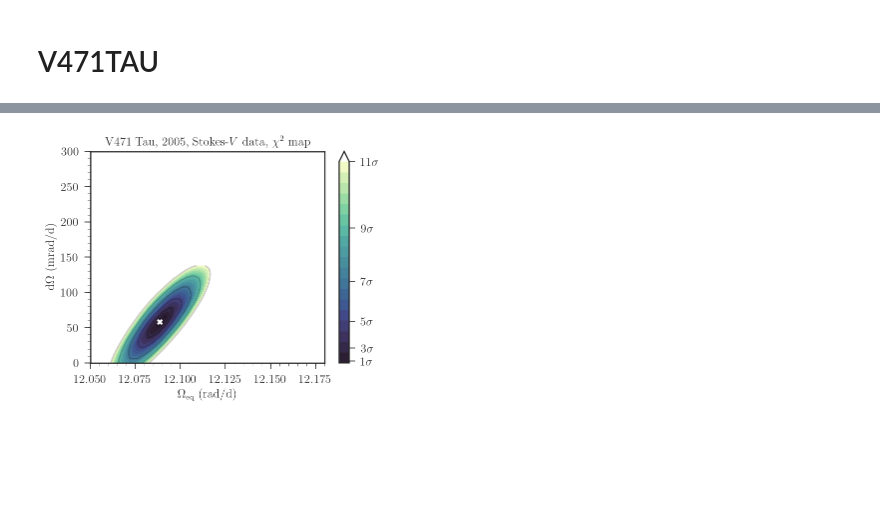
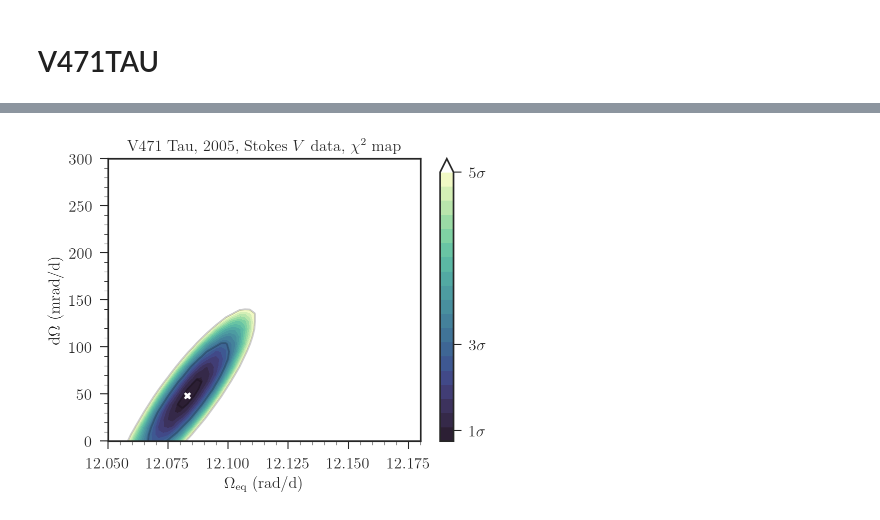
Before and after one commit to bzaire/Reports, a Jupyter notebook: SDR_CHIPOT.ipynb, the cells around one changed output, grey strips where cells are left out. Saved outputs shown, nothing was run; the diff lists cells and outputs as text; code cells hidden in the pictures; blank space fills up the shorter version.

```diff
--- a/SDR_CHIPOT.ipynb
+++ b/SDR_CHIPOT.ipynb
@@ -708,10 +831,10 @@ import cmocean as cm
 import matplotlib.font_manager
 
 #Define the number of sigmas that you want to consider
-nsigma=11.
+nsigma=5.
 
 # Read file with informations in each run
-beta_v, gamma_v, chisq_v, s_v, bmod, test_v = N.genfromtxt('data/search_dr_v_chipot_2005.txt', unpack=True)
+beta_v, gamma_v, chisq_v, s_v, bmod, test_v = N.genfromtxt('data/search_DRv_chipot_2005.txt', unpack=True)
 
 
 #Change to oeq and do
@@ -723,15 +846,17 @@ dO_v = gamma_v*Omega0
 
 # Now we need to find the number of points to find the error bar
 cycle, vr, snI, I, cycleV, vrV, snV, V = rstokes('data/v471tau_05.ss')
+
 count=0
-for i in range(len(cycle)):
-    count += I[i].shape[0]
+for i in range(len(cycleV)):
+    count += V[i].shape[0]
+print('n points =', count)
 
 #Compute the corresponding variation in "reduced chisq"
 dchisq_v = nsigma**2*2.3/count
 
 #select data within the conditions:
-isp = N.bitwise_and(N.bitwise_and(bmod <= 192.05, bmod >= 191.55), test_v <=0.005)
+isp = N.bitwise_and(N.bitwise_and(bmod <= 145.05, bmod >= 144.75), test_v <=0.005)
 Oeq_v = Oeq_v[isp]; dO_v = dO_v[isp]; chisq_v = chisq_v[isp]; s_v = s_v[isp]; bmod = bmod[isp]
 test_v = test_v[isp]
 
@@ -784,14 +909,26 @@ res_v = a*Oeq_v**2 + b*Oeq_v + c*dO_v**2 + d*dO_v + e*Oeq_v*dO_v + f - chisq_v
 
 print('Position of the center on this plane:')
 print(r'Omega_EQ = %.3f and dO = %.3f' %(best_x, best_y))
-print('dOeq = %.3f and d(dO) = %1.3f' %(dx, dy))
+print('dOeq = %.3f and d(dO) = %1.3f \n' %(dx, dy))
 
 
-ts05v = 1./2.*N.arctan(e/(c-a))*180./N.pi
 
-print('\n(theta_s) = %.3f \n' %(ts05v))
-# Donati 2004... is it right????
-print('\n(theta_s) = %.3f \n' %(N.arccos(N.sqrt(N.tan(ts05v*N.pi/180.)))*180./N.pi))
+thc = N.arccos(N.sqrt((best_x-Omega0)/best_y))
+dthc = 1./(1 - (best_x - Omega0)/best_y)*N.sqrt((1./2./best_y/N.sqrt((best_x - Omega0)/best_y)*dx)**2 + ((best_x - Omega0)/2./best_y**2/N.sqrt((best_x - Omega0)/best_y)*dy)**2)
+
+print('(theta_c) = %d +- %d \n' %(thc*180./N.pi, dthc*180./N.pi) )
+
+
+
+cos2theta_05V = e/(c-a-N.sqrt((a-c)**2 + e**2))
+ws_05V = best_x - best_y*(cos2theta_05V)
+print(r'cos2(theta_s) = %.3f' %(cos2theta_05V))
+print('(theta_s) = %.3f ' %(N.arccos(N.sqrt(cos2theta_05V))*180./N.pi))
+print('(Omega_s) = %.3f \n' %(ws_05V))
+
+
+thetas_wiki = N.arctan(e/(c-a))/2.
+print('(theta_s) = %.3f \n' %(N.arccos(N.sqrt(N.tan(thetas_wiki)))*180./N.pi))
 
 print(r'beta = %.8f and gamma = %.8f' %(1.- best_x/Omega0, best_y/Omega0))
 
@@ -874,24 +1011,24 @@ P.show()
 # %%
-fig, ax = P.subplots(1,1, figsize=(5,4))
+fig, ax = P.subplots(1,1, figsize=(5,4), dpi=96)
 #ax.scatter(Oeq_v, dO_v, marker = 's', s=20, color='gray', alpha=0.8)
-ax.set_title(r'V471 Tau, 2005, Stokes-$V$ data, $\chi^2$ map', fontsize='large')
+ax.set_title(r'V471 Tau, 2005, Stokes $V$ data, $\chi^2$ map', fontsize='large')
 im = ax.contourf(x_v, 1.e3*y_v, z_v, levels=N.linspace(lev_v[0], lev_v[-1], 20), cmap=cmap, alpha=1., extend='max')
 im.cmap.set_over('white')
 ax.contour(x_v, 1.e3*y_v, z_v, levels=lev_1_v, colors='k', alpha=.2)
 cbar = fig.colorbar(im, ticks=lev_1_v, ticklocation = 'right', format = '%1.4f')
 cbar.ax.set_yticklabels([r'$ %1d \sigma$' %isig for isig in range(1,cut_sigma,2)])
 ax.set_xlim(lev_o); ax.set_ylim(lev_do)
 ax.plot(best_x, 1.e3*best_y, 'X', color='w')
 ax.set_ylabel(r'$\mathrm{d}\Omega$ (mrad/d)', fontsize='large')
 ax.set_xlabel(r'$\Omega_\mathrm{eq}$ (rad/d)', fontsize='large')
 ax.yaxis.set_minor_locator(MultipleLocator(10))
 ax.xaxis.set_minor_locator(MultipleLocator(.005))
 P.xticks(fontsize='large')
 P.yticks(fontsize='large')
 P.tight_layout()
 P.savefig('figs/dr_v_chipot_2005.pdf', rasterized=True, dpi=96)
 # %% [output]
-[figure, old version]
+[figure, new version]
 # %%
 fig, ax = P.subplots(1,1, figsize=(4,3))
 ax.set_title(r'$\chi^2$')
```
Also changed, not shown: parts of 41 cells of this notebook, 52 other files.
